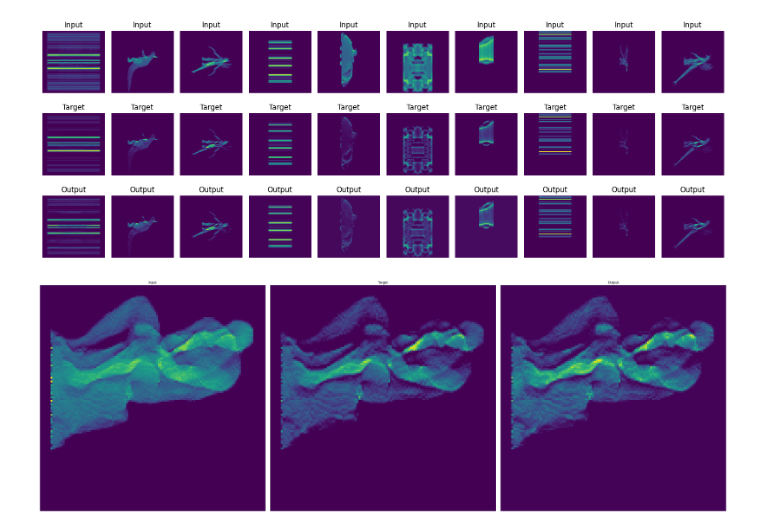
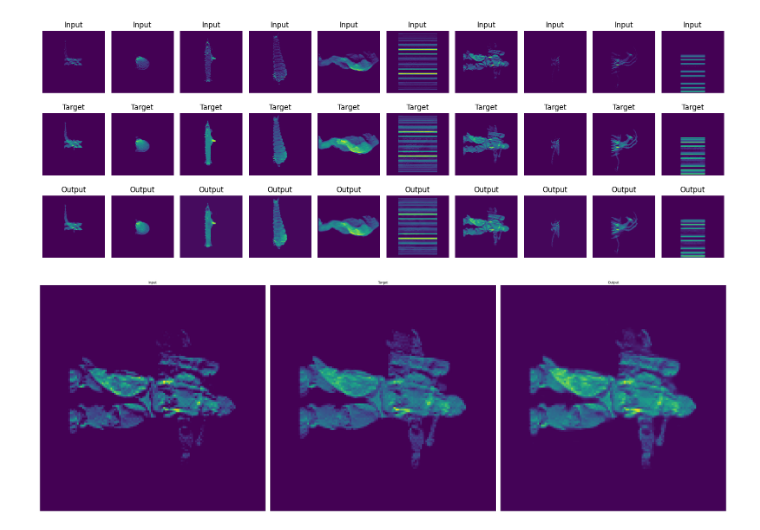
Before and after one commit to Clamepending/deepCAL, a Jupyter notebook: Run.ipynb, the cells around one changed output. Drawn from its saved outputs; the diff is of its cells as text; code cells hidden in the pictures.

```diff
--- a/Run.ipynb
+++ b/Run.ipynb
@@ -19,8 +19,8 @@ import cv2
 from torchsummary import summary
 
 # Set the paths to the image folders
-pre_optimization_folder = './256x256/preProjectionSeq/'
-post_optimization_folder = './256x256/ImageSeq/'
+pre_optimization_folder = 'D:/archive/members/mark/128x128/preProjectionSeq/'
+post_optimization_folder = 'D:/archive/members/mark/128x128/ImageSeq/'
 
 # Function to load grayscale images from a folder
 def load_images_from_folder(folder):
@@ -266,7 +271,7 @@ for i in range(10):
 plt.tight_layout()
 plt.show()
 # %% [output]
-[figure, old version]
+[figure, new version]
 # %%
 
 # Get a batch from the validation dataloader
@@ -275,7 +280,7 @@ example_inputs = example_inputs.to(device)
 example_targets = example_targets.to(device)
 
 # Choose a specific example from the batch
-example_index = 23
+example_index = 6
 
 # Forward pass through the model
 with torch.no_grad():
@@ -283,31 +288,31 @@ with torch.no_grad():
 
 # Convert the tensors to numpy arrays
 example_input = example_inputs[example_index].cpu().numpy().transpose(1, 2, 0)
 example_target = example_targets[example_index].cpu().numpy().transpose(1, 2, 0)
 example_output = example_output[0].cpu().numpy().transpose(1, 2, 0)
 
 # Plot the example input, target, and output side by side
 plt.figure(figsize=(36, 12))
 
 # Plot the example input
 plt.subplot(1, 3, 1)
 plt.imshow(example_input)
 plt.title('Input')
 plt.axis('off')
 
 # Plot the example target
 plt.subplot(1, 3, 2)
 plt.imshow(example_target)
 plt.title('Target')
 plt.axis('off')
 
 # Plot the example output
 plt.subplot(1, 3, 3)
 plt.imshow(example_output)
 plt.title('Output')
 plt.axis('off')
 
 plt.tight_layout()
 plt.show()
 # %% [output]
-[figure, old version]
+[figure, new version]
```
Also changed, not shown: parts of 2 cells of this notebook, 2 other files.
